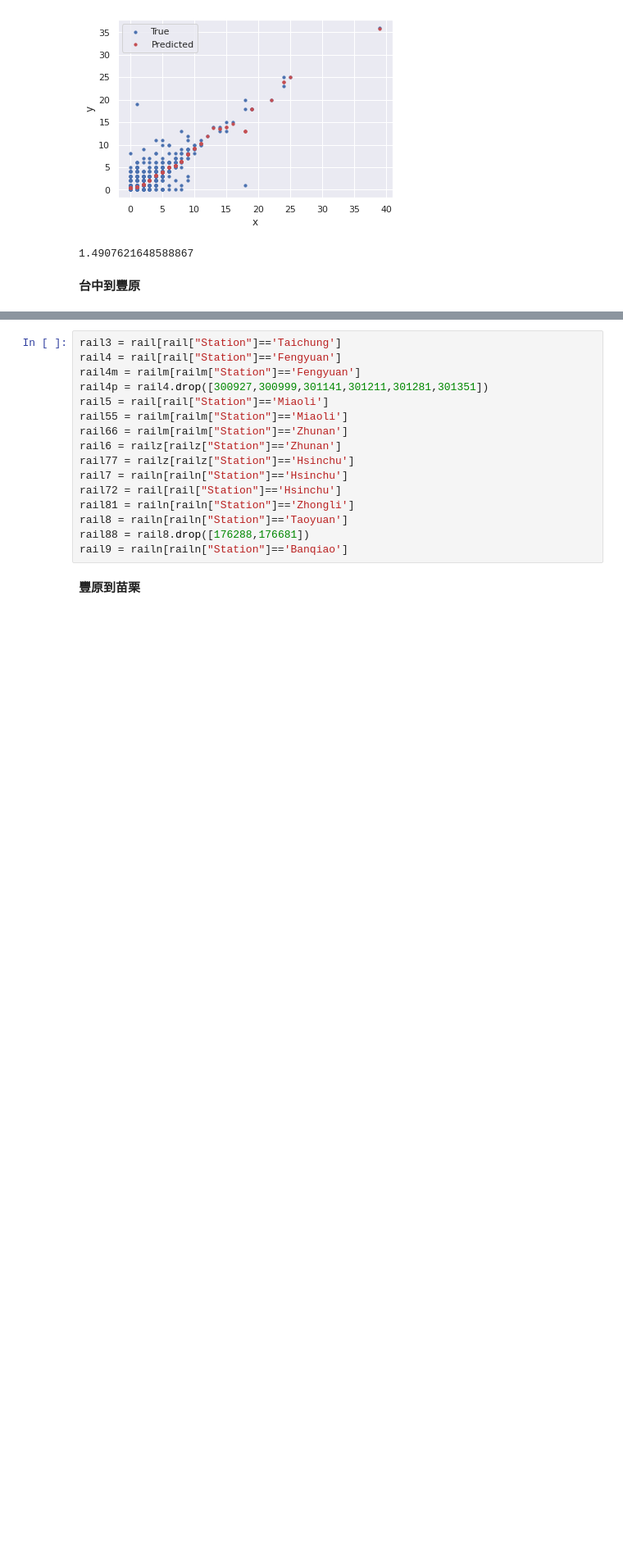
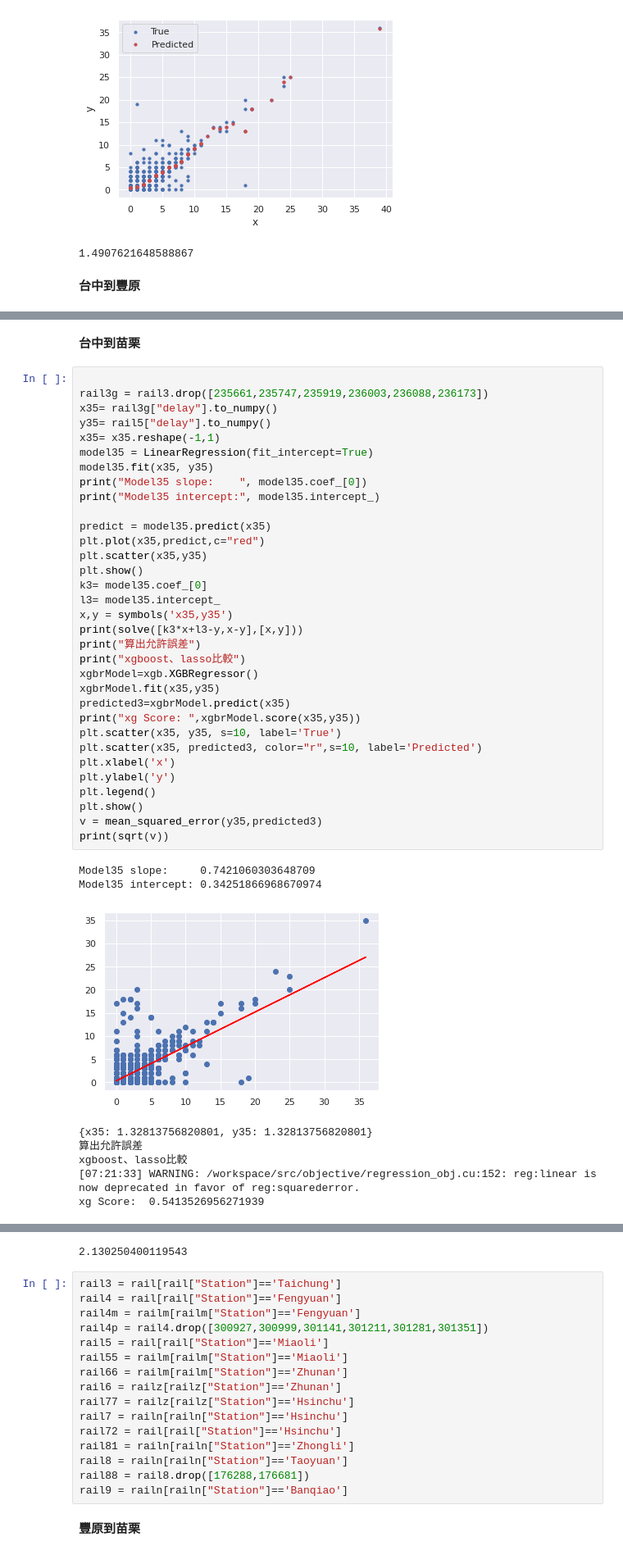
Before and after one commit to GoldenWanGila/Collage-Project, a Jupyter notebook: 順.ipynb, the cells around one changed output, grey strips where cells are left out. Shown at 82% size. Drawn from its saved outputs; the diff is of its cells as text; blank space fills up the shorter version.

```diff
--- a/順.ipynb
+++ b/順.ipynb
@@ -641,3 +641,47 @@ xgboost、lasso比較
 xg Score:  0.7383317830646681
 [figure]
 1.5208153469172998
+# %% [markdown]
+**台中到苗栗**
+# %%
+
+rail3g = rail3.drop([235661,235747,235919,236003,236088,236173])
+x35= rail3g["delay"].to_numpy()
+y35= rail5["delay"].to_numpy()
+x35= x35.reshape(-1,1)
+model35 = LinearRegression(fit_intercept=True)
+model35.fit(x35, y35)
+print("Model35 slope:    ", model35.coef_[0])
+print("Model35 intercept:", model35.intercept_)
+
+predict = model35.predict(x35)
+plt.plot(x35,predict,c="red")
+plt.scatter(x35,y35)
+plt.show()
+k3= model35.coef_[0]
+l3= model35.intercept_
+x,y = symbols('x35,y35')
+print(solve([k3*x+l3-y,x-y],[x,y]))
+print("算出允許誤差")
+print("xgboost、lasso比較")
+xgbrModel=xgb.XGBRegressor()
+xgbrModel.fit(x35,y35)
+predicted3=xgbrModel.predict(x35)
+print("xg Score: ",xgbrModel.score(x35,y35))
+plt.scatter(x35, y35, s=10, label='True')
+plt.scatter(x35, predicted3, color="r",s=10, label='Predicted')
+plt.xlabel('x')
+plt.ylabel('y')
+plt.legend()
+plt.show()
+v = mean_squared_error(y35,predicted3)
+print(sqrt(v))
+# %% [output]
+Model35 slope:     0.7421060303648709
+Model35 intercept: 0.34251866968670974
+[figure, added]
+{x35: 1.32813756820801, y35: 1.32813756820801}
+算出允許誤差
+xgboost、lasso比較
+[07:21:33] WARNING: /workspace/src/objective/regression_obj.cu:152: reg:linear is now deprecated in favor of reg:squarederror.
+xg Score:  0.5413526956271939
@@ -644,3 +689,4 @@ xg Score:  0.7383317830646681
+2.130250400119543
 # %%
 rail3 = rail[rail["Station"]=='Taichung']
 rail4 = rail[rail["Station"]=='Fengyuan']
```
Also changed, not shown: parts of 21 cells of this notebook.
